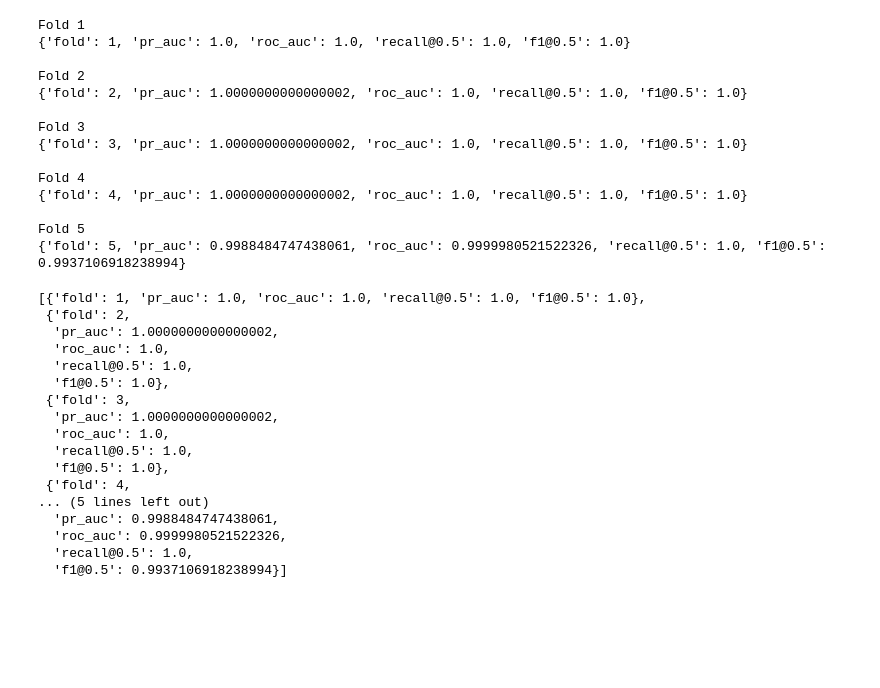
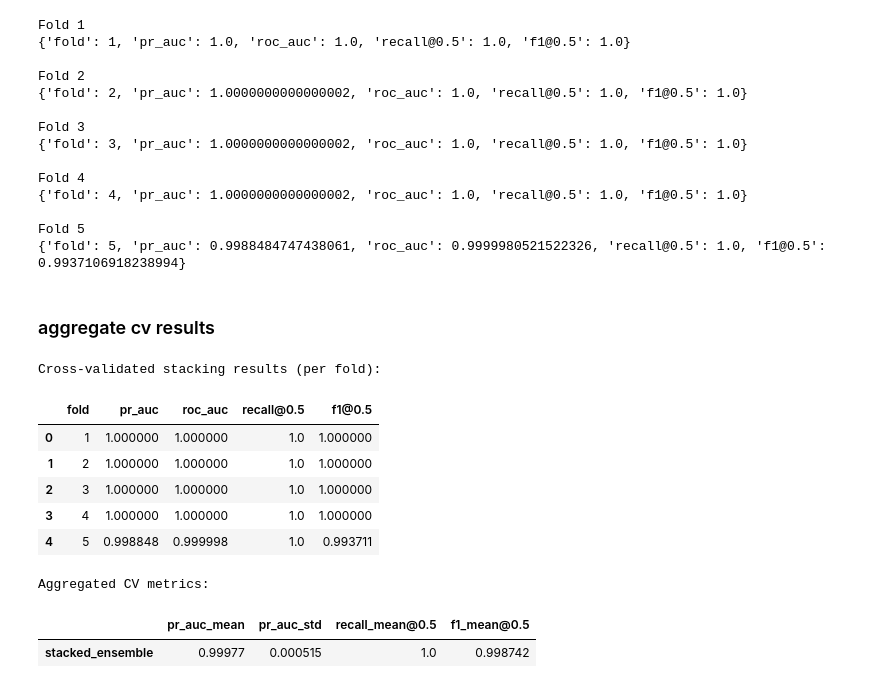
Before and after one commit to parthtiwari-dev/Fraud-Risk-Intelligence-System, a Jupyter notebook: notebooks/06_stacking_ensemble.ipynb, the cells around one changed output. Saved outputs shown, nothing was run; the diff lists cells and outputs as text; code cells hidden in the pictures; blank space fills up the shorter version.

```diff
--- a/notebooks/06_stacking_ensemble.ipynb
+++ b/notebooks/06_stacking_ensemble.ipynb
@@ -251,23 +250,33 @@ Fold 4
 
 Fold 5
 {'fold': 5, 'pr_auc': 0.9988484747438061, 'roc_auc': 0.9999980521522326, 'recall@0.5': 1.0, 'f1@0.5': 0.9937106918238994}
-# %%
-cv_results
-# %% [output]
-[{'fold': 1, 'pr_auc': 1.0, 'roc_auc': 1.0, 'recall@0.5': 1.0, 'f1@0.5': 1.0},
- {'fold': 2,
-  'pr_auc': 1.0000000000000002,
-  'roc_auc': 1.0,
-  'recall@0.5': 1.0,
-  'f1@0.5': 1.0},
- {'fold': 3,
-  'pr_auc': 1.0000000000000002,
-  'roc_auc': 1.0,
-  'recall@0.5': 1.0,
-  'f1@0.5': 1.0},
- {'fold': 4,
-... (5 lines left out)
-  'pr_auc': 0.9988484747438061,
-  'roc_auc': 0.9999980521522326,
-  'recall@0.5': 1.0,
-  'f1@0.5': 0.9937106918238994}]
+# %% [markdown]
+### aggregate cv results
+# %%
+cv_df = pd.DataFrame(cv_results)
+
+print("Cross-validated stacking results (per fold):")
+display(cv_df)
+
+summary = {
+    "pr_auc_mean": cv_df["pr_auc"].mean(),
+    "pr_auc_std": cv_df["pr_auc"].std(),
+    "recall_mean@0.5": cv_df["recall@0.5"].mean(),
+    "f1_mean@0.5": cv_df["f1@0.5"].mean(),
+}
+
+summary_df = pd.DataFrame(summary, index=["stacked_ensemble"])
+
+print("\nAggregated CV metrics:")
+display(summary_df)
+# %% [output]
+Cross-validated stacking results (per fold):
+|  | fold | pr_auc | roc_auc | recall@0.5 | f1@0.5 |
+| 0 | 1 | 1.000000 | 1.000000 | 1.0 | 1.000000 |
+| 1 | 2 | 1.000000 | 1.000000 | 1.0 | 1.000000 |
+| 2 | 3 | 1.000000 | 1.000000 | 1.0 | 1.000000 |
+| 3 | 4 | 1.000000 | 1.000000 | 1.0 | 1.000000 |
+| 4 | 5 | 0.998848 | 0.999998 | 1.0 | 0.993711 |
+Aggregated CV metrics:
+|  | pr_auc_mean | pr_auc_std | recall_mean@0.5 | f1_mean@0.5 |
+| stacked_ensemble | 0.99977 | 0.000515 | 1.0 | 0.998742 |
```
Also changed, not shown: parts of 61 cells of this notebook, 5 other files.
